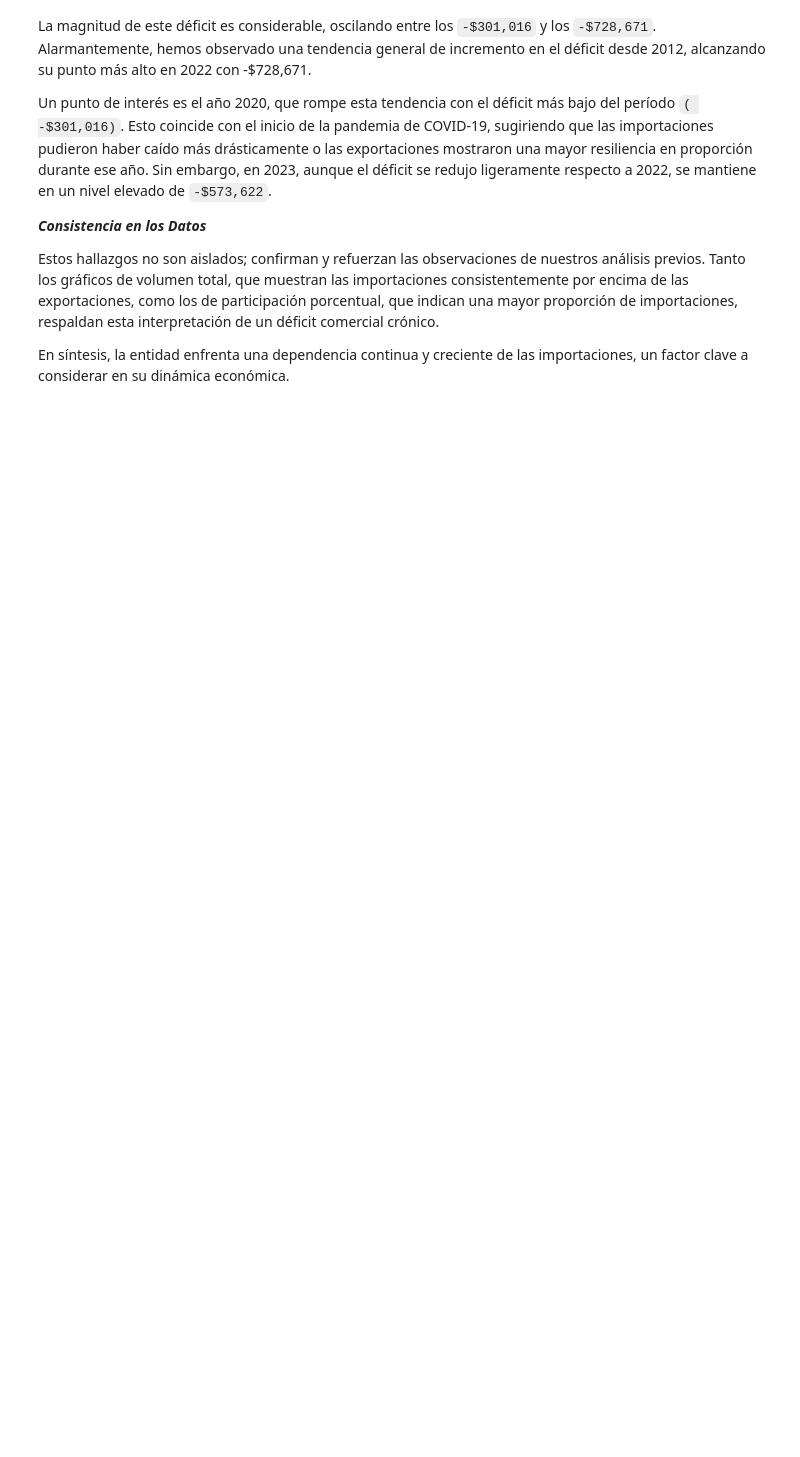
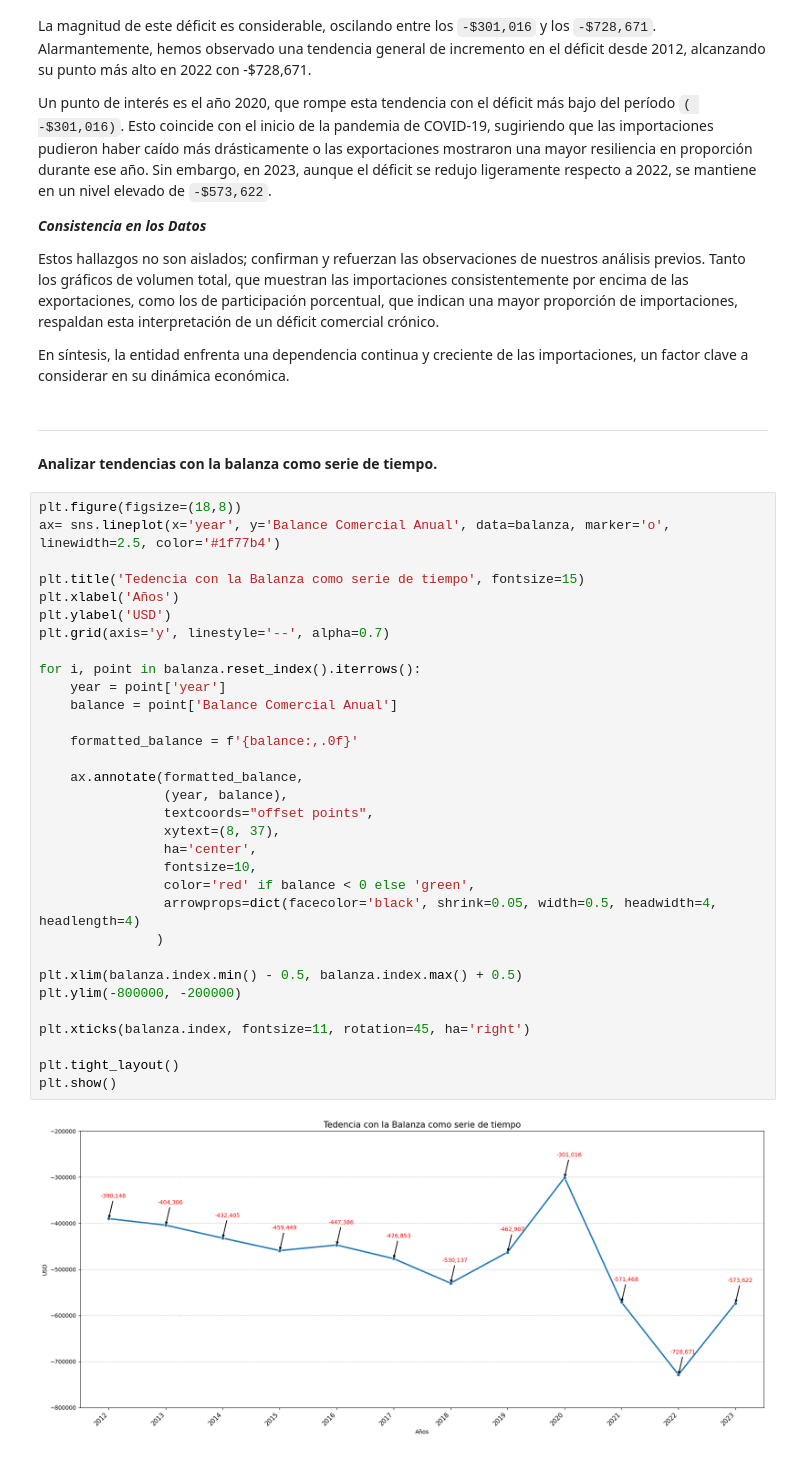
Before and after one commit to SaitoM17/analisis_mexico_trade_statistics_2012_2023, a Jupyter notebook: notebooks/4_balanza_comercial_tendencia.ipynb, the cells around one changed output. Drawn from its saved outputs; the diff is of its cells as text; blank space fills up the shorter version.

Commit message:
feat: Código para creación de gráfico de Tendencias con la balanza como serie de tiempo

```diff
--- a/notebooks/4_balanza_comercial_tendencia.ipynb
+++ b/notebooks/4_balanza_comercial_tendencia.ipynb
@@ -90,3 +90,41 @@ Un punto de interés es el año 2020, que rompe esta tendencia con el déficit m
 Estos hallazgos no son aislados; confirman y refuerzan las observaciones de nuestros análisis previos. Tanto los gráficos de volumen total, que muestran las importaciones consistentemente por encima de las exportaciones, como los de participación porcentual, que indican una mayor proporción de importaciones, respaldan esta interpretación de un déficit comercial crónico.
 
 En síntesis, la entidad enfrenta una dependencia continua y creciente de las importaciones, un factor clave a considerar en su dinámica económica.
+# %% [markdown]
+---
+# %% [markdown]
+**Analizar tendencias con la balanza como serie de tiempo.**
+# %%
+plt.figure(figsize=(18,8))
+ax= sns.lineplot(x='year', y='Balance Comercial Anual', data=balanza, marker='o', linewidth=2.5, color='#1f77b4')
+
+plt.title('Tedencia con la Balanza como serie de tiempo', fontsize=15)
+plt.xlabel('Años')
+plt.ylabel('USD')
+plt.grid(axis='y', linestyle='--', alpha=0.7)
+
+for i, point in balanza.reset_index().iterrows():
+    year = point['year']
+    balance = point['Balance Comercial Anual']
+
+    formatted_balance = f'{balance:,.0f}'
+
+    ax.annotate(formatted_balance,
+                (year, balance),
+                textcoords="offset points",
+                xytext=(8, 37),
+                ha='center',
+                fontsize=10,
+                color='red' if balance < 0 else 'green',
+                arrowprops=dict(facecolor='black', shrink=0.05, width=0.5, headwidth=4, headlength=4)
+               )
+
+plt.xlim(balanza.index.min() - 0.5, balanza.index.max() + 0.5)
+plt.ylim(-800000, -200000)
+
+plt.xticks(balanza.index, fontsize=11, rotation=45, ha='right')
+
+plt.tight_layout()
+plt.show()
+# %% [output]
+[figure, added]
```
Also changed, not shown: parts of 3 cells of this notebook.
